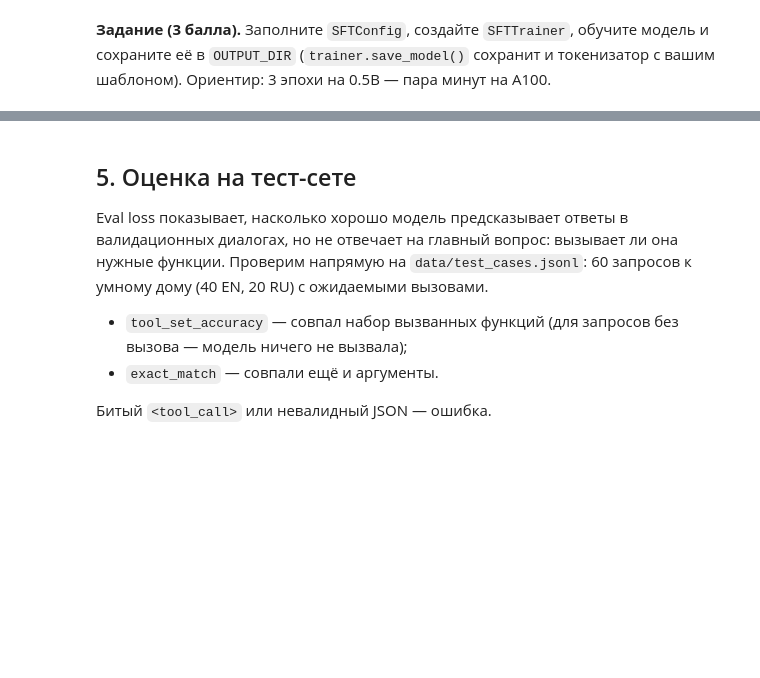
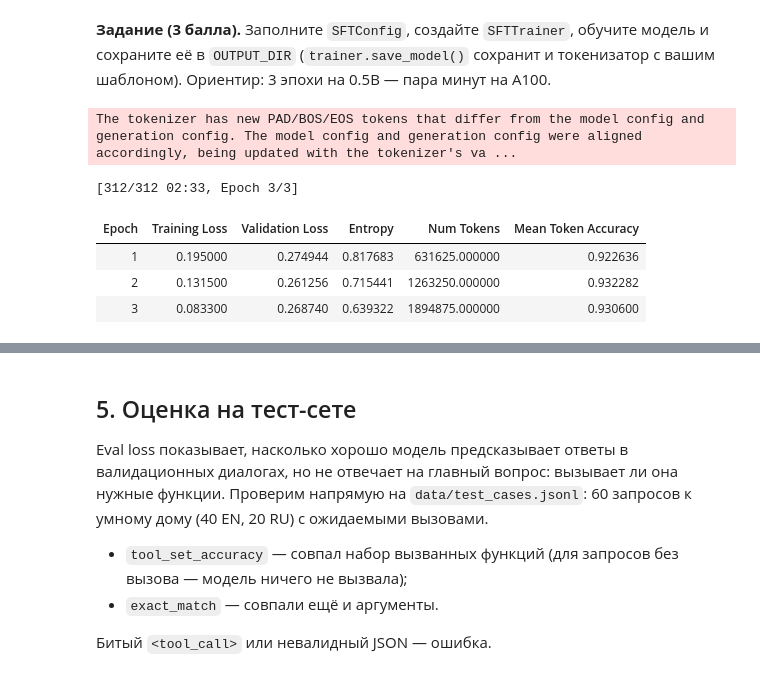
Before and after one commit to C0deReflect1on/HSE-Avito, a Jupyter notebook: LLM/hw3/sft_function_calling_hw_student.ipynb, the cells around one changed output, grey strips where cells are left out. Saved outputs shown, nothing was run; the diff lists cells and outputs as text; code cells hidden in the pictures; blank space fills up the shorter version.

```diff
--- a/LLM/hw3/sft_function_calling_hw_student.ipynb
+++ b/LLM/hw3/sft_function_calling_hw_student.ipynb
@@ -255,9 +442,40 @@ validation_dataset = to_dataset(validation_rows)
 **Задание (3 балла).** Заполните `SFTConfig`, создайте `SFTTrainer`, обучите модель и сохраните её в `OUTPUT_DIR`
 (`trainer.save_model()` сохранит и токенизатор с вашим шаблоном). Ориентир: 3 эпохи на 0.5B — пара минут на A100.
 # %%
-# config = SFTConfig(...)  # YOUR CODE HERE
-# trainer = SFTTrainer(...)
-raise NotImplementedError("Полное SFT с assistant_only_loss=True, затем trainer.save_model()")
+config = SFTConfig(
+    output_dir=OUTPUT_DIR,
+    max_length=MAX_LENGTH,
+    assistant_only_loss=True,
+    num_train_epochs=3,
+    per_device_train_batch_size=2,
+    gradient_accumulation_steps=4,
+    learning_rate=2e-5,
+    bf16=True,
+    logging_steps=10,
+    eval_strategy="epoch",      # или evaluation_strategy="epoch"
+    save_strategy="no",         # чтобы не забивать диск промежуточными чекпоинтами
+    report_to="none",           # чтобы не просило логиниться в wandb
+)
+
+trainer = SFTTrainer(
+    model=model,
+    args=config,
+    train_dataset=train_dataset,
+    eval_dataset=validation_dataset,
+    processing_class=tokenizer, # передаем токенизатор с нашим модифицированным шаблоном
+)
+
+trainer.train()
+
+# Обязательно сохраняем модель и токенизатор в OUTPUT_DIR
+trainer.save_model(OUTPUT_DIR)
+# %% [output]
+The tokenizer has new PAD/BOS/EOS tokens that differ from the model config and generation config. The model config and generation config were aligned accordingly, being updated with the tokenizer's va ...
+[312/312 02:33, Epoch 3/3]
+| Epoch | Training Loss | Validation Loss | Entropy | Num Tokens | Mean Token Accuracy |
+| 1 | 0.195000 | 0.274944 | 0.817683 | 631625.000000 | 0.922636 |
+| 2 | 0.131500 | 0.261256 | 0.715441 | 1263250.000000 | 0.932282 |
+| 3 | 0.083300 | 0.268740 | 0.639322 | 1894875.000000 | 0.930600 |
 # %%
 history = pd.DataFrame(trainer.state.log_history)
 train_log = history.dropna(subset=["loss"])
```
Also changed, not shown: parts of 19 cells of this notebook, 1 other file.
